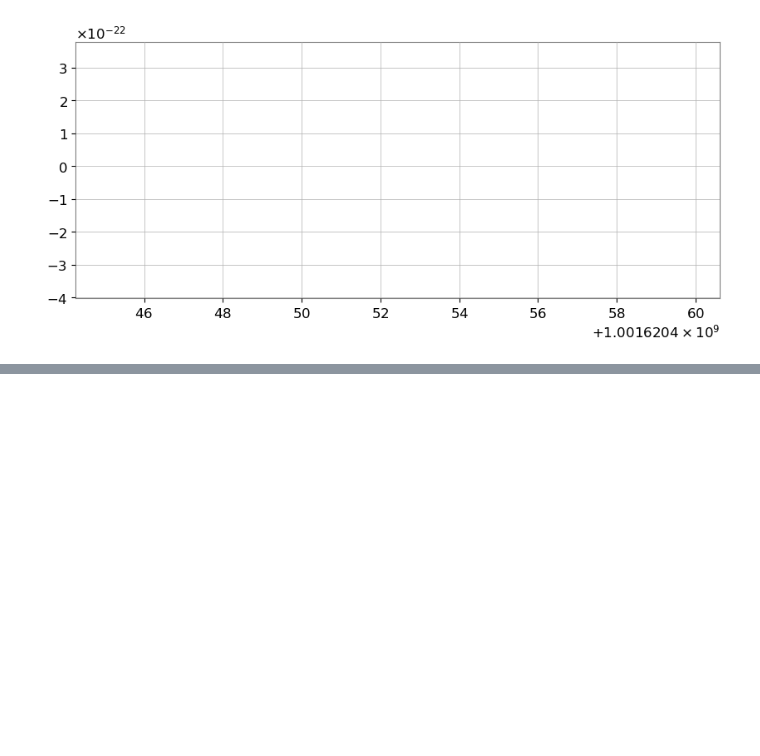
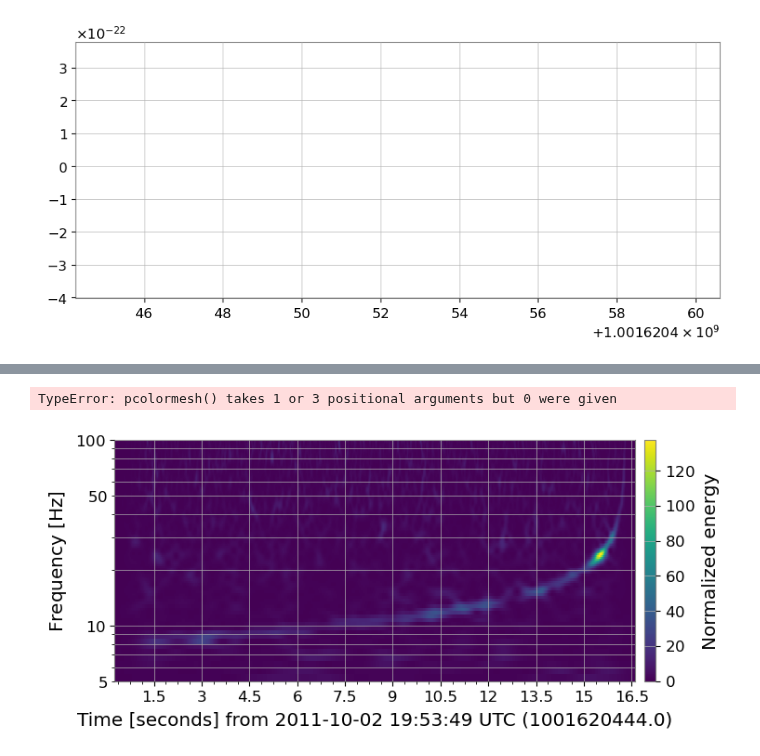
Before and after one commit to Glorieux-Victor/Internship_Victor_CBC_ET, a Jupyter notebook: signaux_comparaison.ipynb, the cells around one changed output, grey strips where cells are left out. Cells and saved outputs as stored; diff of their text form; code cells hidden in the pictures; blank space fills up the shorter version.

```diff
--- a/signaux_comparaison.ipynb
+++ b/signaux_comparaison.ipynb
@@ -237,0 +302,15 @@ plt.savefig("Full_loc_minim_L1_Comparaison_signal")
+# %%
+qtrans_res = tsgwpy_res.q_transform(frange=(4, 100), qrange=(5, 30))
+
+plot = qtrans_res.plot(figsize=[8, 4])
+ax = plot.gca()
+ax.set_ylim(5, 100)
+#ax.set_xlim(t0_spectro, tf_spectro)
+ax.set_xscale('seconds')
+ax.set_yscale('log')
+ax.grid(True, axis='y', which='both')
+ax.colorbar(cmap='viridis', label='Normalized energy')
+ax.pcolormesh(vmin=0, vmax=500)
+# %% [output]
+TypeError: pcolormesh() takes 1 or 3 positional arguments but 0 were given
+[figure, added]
```
Also changed, not shown: parts of 8 cells of this notebook, 8 other files.
